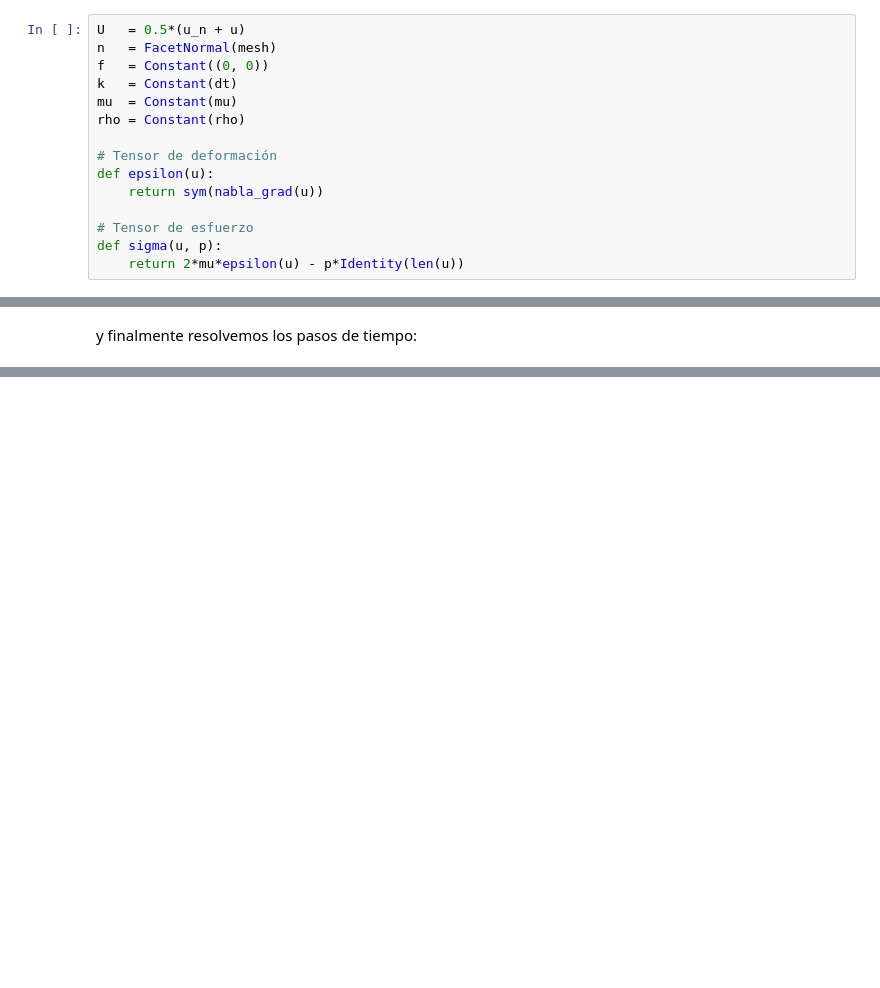
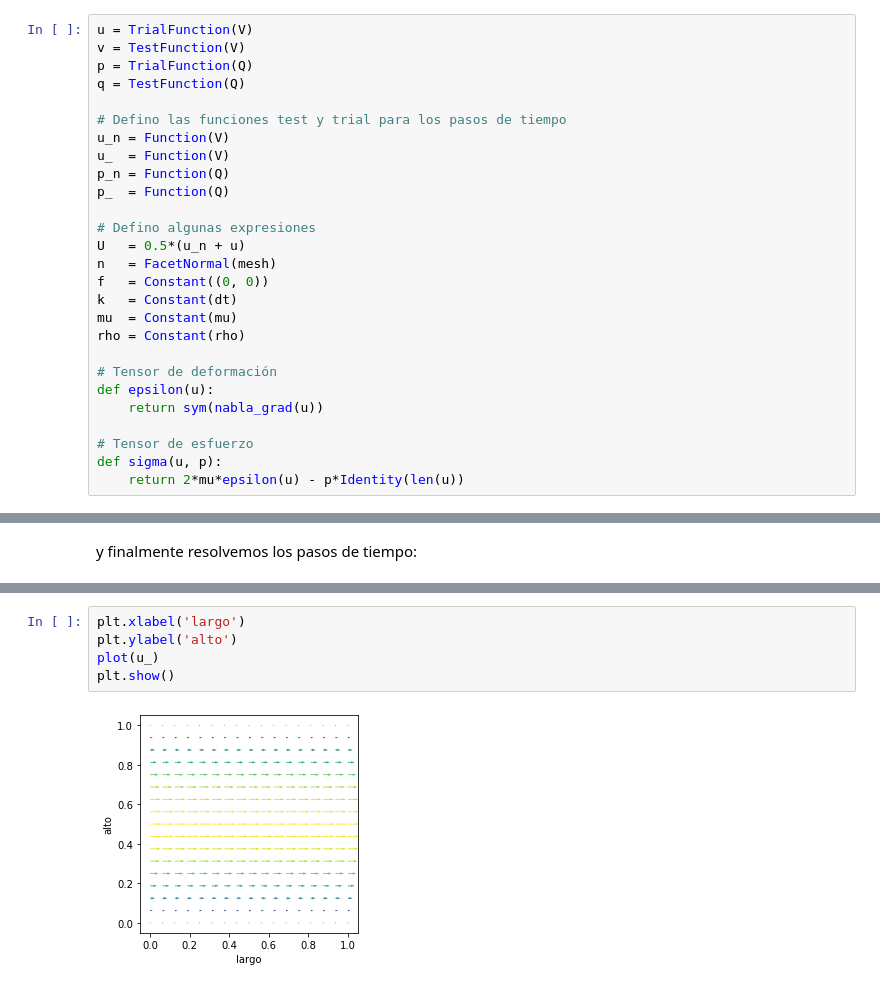
Before and after one commit to rirastorza/Intro2FEM, a Jupyter notebook: Problemas_dependientes_del_tiempo/navier_stokes_parte1.ipynb, the cells around one changed output, grey strips where cells are left out. Cells and saved outputs as stored; diff of their text form; blank space fills up the shorter version.

```diff
--- a/Problemas_dependientes_del_tiempo/navier_stokes_parte1.ipynb
+++ b/Problemas_dependientes_del_tiempo/navier_stokes_parte1.ipynb
@@ -308,6 +332,18 @@ p_  = Function(Q)
 # %% [markdown]
 Defino las expresiones necesarias: $\mathbf{u}^{n+1/2}$, el vector normal a la malla, y el resto...
 # %%
+u = TrialFunction(V)
+v = TestFunction(V)
+p = TrialFunction(Q)
+q = TestFunction(Q)
+
+# Defino las funciones test y trial para los pasos de tiempo
+u_n = Function(V)
+u_  = Function(V)
+p_n = Function(Q)
+p_  = Function(Q)
+
+# Defino algunas expresiones
 U   = 0.5*(u_n + u)
 n   = FacetNormal(mesh)
 f   = Constant((0, 0))
@@ -413,0 +445,7 @@ max u: 1.0000003437060498
+# %%
+plt.xlabel('largo')
+plt.ylabel('alto')
+plot(u_)
+plt.show()
+# %% [output]
+[figure, added]
```
Also changed, not shown: parts of 6 cells of this notebook, 1 other file.
